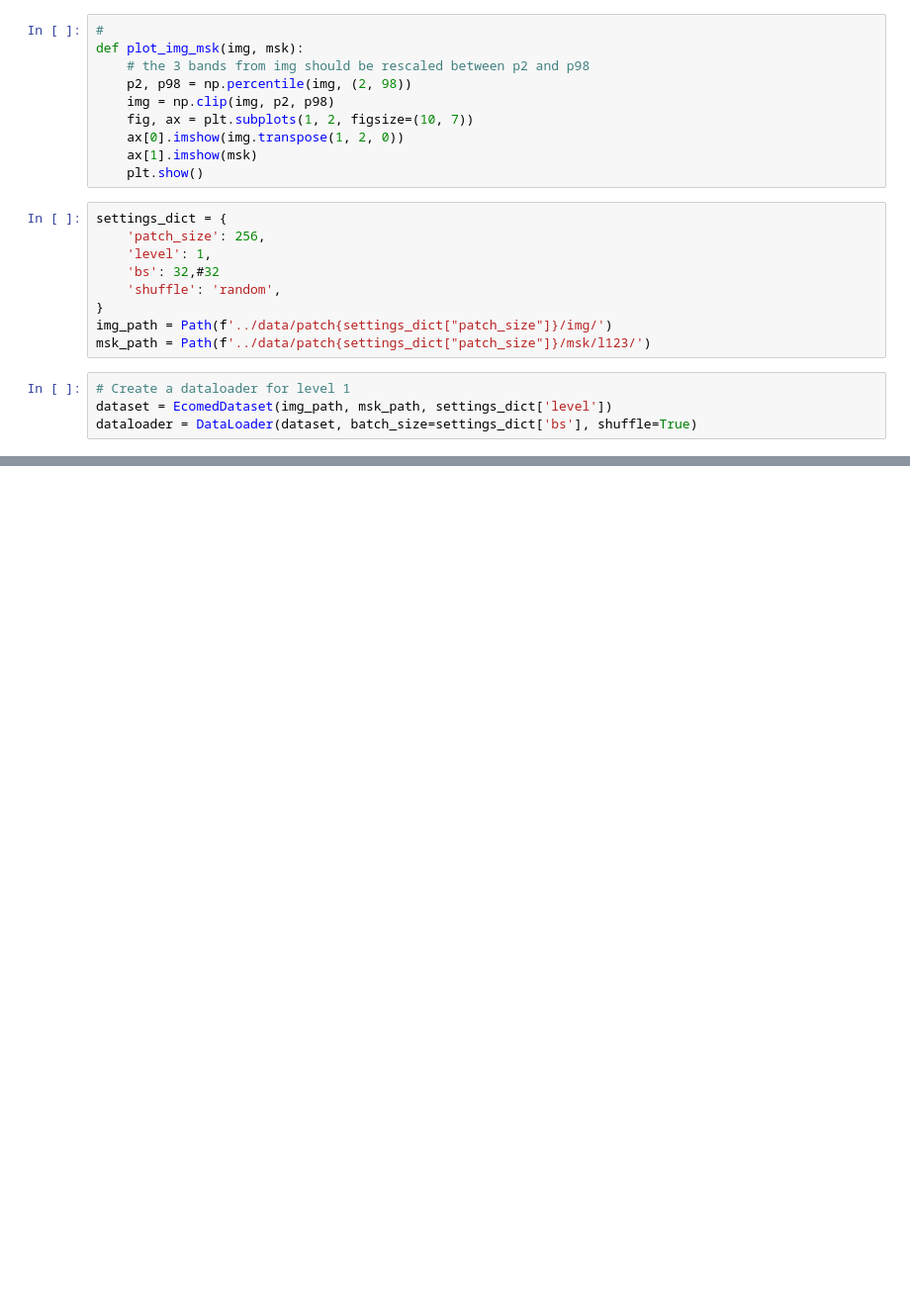
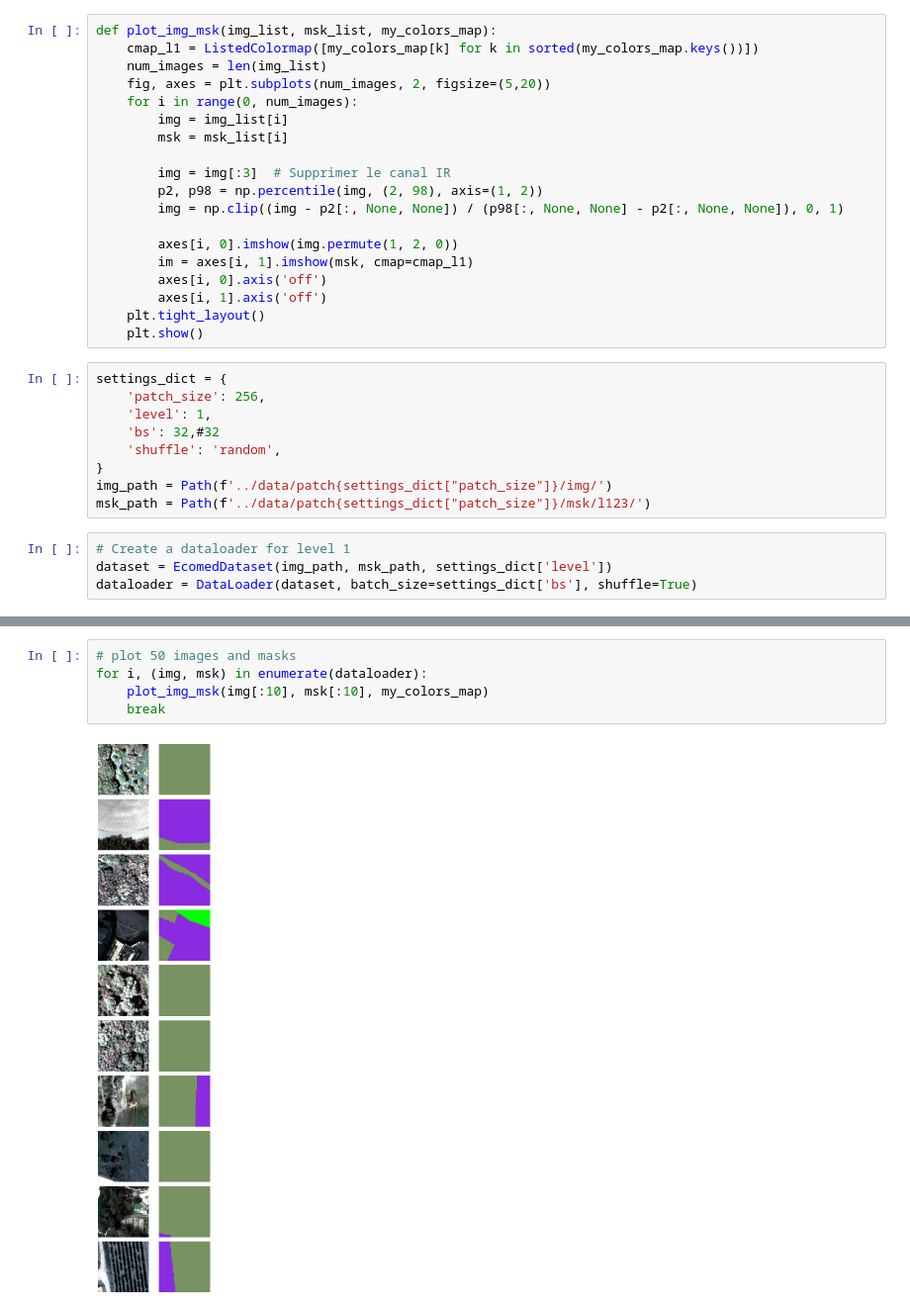
Before and after one commit to BertilleT/habitat_mapping, a Jupyter notebook: notebooks/Unet.ipynb, the cells around one changed output, grey strips where cells are left out. Shown at 99% size. Cells and saved outputs as stored; diff of their text form; blank space fills up the shorter version.

```diff
--- a/notebooks/Unet.ipynb
+++ b/notebooks/Unet.ipynb
@@ -43,16 +83,25 @@ class EcomedDataset(Dataset):
             msk = src.read(self.level)
         img = img.astype(np.int16)
         return img, msk
-# %%
-#
-def plot_img_msk(img, msk):
-    # the 3 bands from img should be rescaled between p2 and p98
-    p2, p98 = np.percentile(img, (2, 98))
-    img = np.clip(img, p2, p98)
-    fig, ax = plt.subplots(1, 2, figsize=(10, 7))
-    ax[0].imshow(img.transpose(1, 2, 0))
-    ax[1].imshow(msk)
-    plt.show()
+# %%
+def plot_img_msk(img_list, msk_list, my_colors_map):
+    cmap_l1 = ListedColormap([my_colors_map[k] for k in sorted(my_colors_map.keys())])
+    num_images = len(img_list)
+    fig, axes = plt.subplots(num_images, 2, figsize=(5,20))
+    for i in range(0, num_images):
+        img = img_list[i]
+        msk = msk_list[i]
+
+        img = img[:3]  # Supprimer le canal IR
+        p2, p98 = np.percentile(img, (2, 98), axis=(1, 2))
+        img = np.clip((img - p2[:, None, None]) / (p98[:, None, None] - p2[:, None, None]), 0, 1)
+
+        axes[i, 0].imshow(img.permute(1, 2, 0))
+        im = axes[i, 1].imshow(msk, cmap=cmap_l1)
+        axes[i, 0].axis('off')
+        axes[i, 1].axis('off')
+    plt.tight_layout()
+    plt.show()
 # %%
 settings_dict = {
     'patch_size': 256,
@@ -79,0 +132,7 @@ RasterioIOError: ../data/patch256/msk/l123/zone16_0_0/msk_zone16_0_0_patch_14_25
+# %%
+# plot 50 images and masks
+for i, (img, msk) in enumerate(dataloader):
+    plot_img_msk(img[:10], msk[:10], my_colors_map)
+    break
+# %% [output]
+[figure, added]
```
Also changed, not shown: parts of 10 cells of this notebook, 1 other file.
